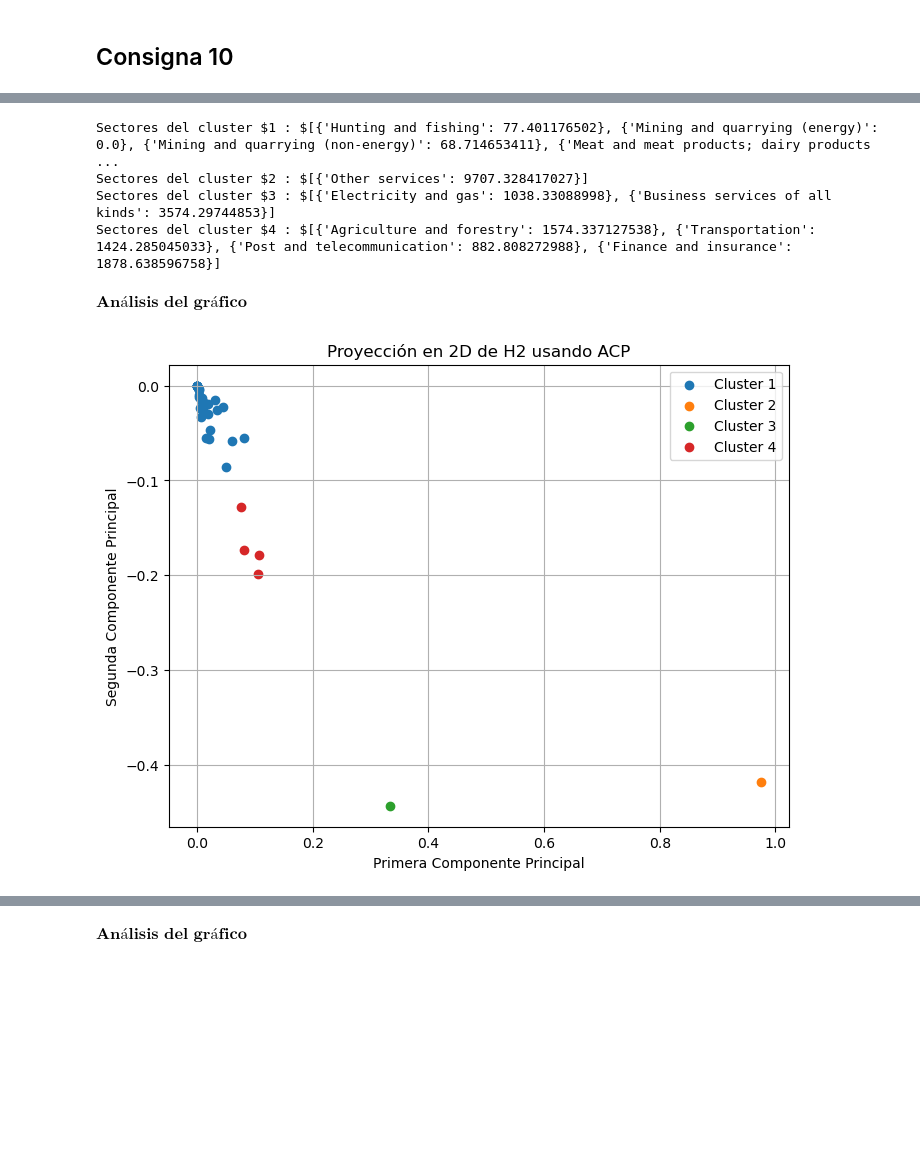
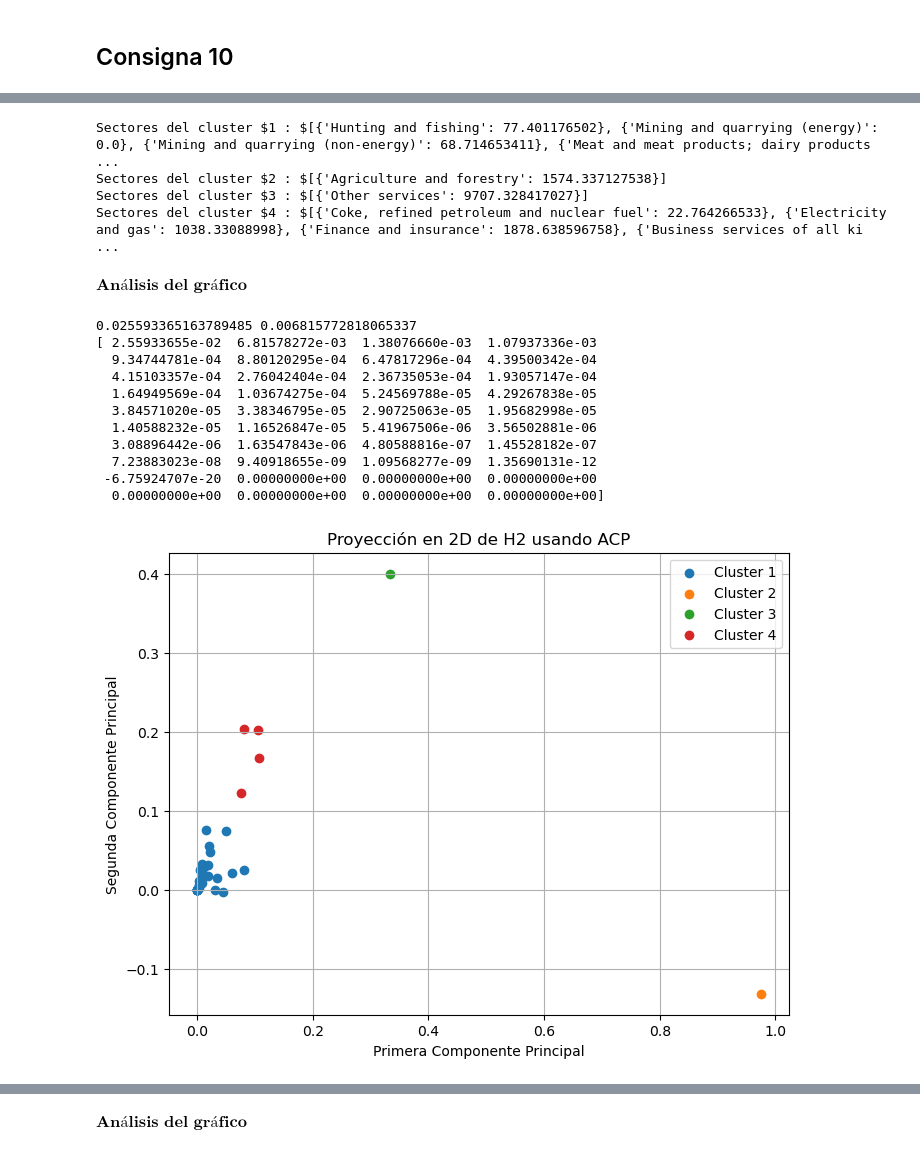
Before and after one commit to IMAbril/Matrices_Insumo-Producto, a Jupyter notebook: notebooks/TP2_resuelto.ipynb, the cells around one changed output, grey strips where cells are left out. Cells and saved outputs as stored; diff of their text form; code cells hidden in the pictures; blank space fills up the shorter version.

```diff
--- a/notebooks/TP2_resuelto.ipynb
+++ b/notebooks/TP2_resuelto.ipynb
@@ -465,10 +465,16 @@ C = A_rr_normalizada.transpose() @ A_rr_normalizada / 39
 Obtenemos los dos primeros autovalores utilizando el método de la potencia y el algoritmo de deflacion de Hotelling
 # %%
 # Obtenemos el primer autovector y autovalor
-v1, lambda1 = metodo_potencia_hotelling(C,0.999)
+v1, lambda1 = metodo_potencia_hotelling(C,0.99999999999)
+v1 = v1.reshape(40,1)
 
 # Calculamos c'
 C_prima = C - lambda1 * v1 @ v1.transpose()
 
+
 # Obtenemos el segundo autovector y autovalor
-v2, lambda2 = metodo_potencia_hotelling(C_prima,0.99)
+v2, lambda2 = metodo_potencia_hotelling(C_prima,0.99999999999)
+
+print(v1,lambda1)
+autovalores, autovectores = np.linalg.eig(C)
+print(autovalores[0],autovectores[0])
@@ -519,18 +543,21 @@ C = A_rr_normalizada.transpose() @ A_rr_normalizada / 39
 
 # Obtenemos el primer autovector y autovalor
 v1, lambda1 = metodo_potencia_hotelling(C,0.999)
-
+v1 = v1.reshape(40,1)
 # Calculamos c'
 C_prima = C - lambda1 * v1 @ v1.transpose()
 
 # Obtenemos el segundo autovector y autovalor
-v2, lambda2 = metodo_potencia_hotelling(C_prima,0.99)
+v2, lambda2 = metodo_potencia_hotelling(C_prima,0.999)
+
+print(lambda1,lambda2)
+print(np.linalg.eigvals(C))
 
 M = np.column_stack((v1,v2))
 
-proyecciones_Ap2 = (A_p2p2-np.mean(A_p2p2,axis=0)) @ M
+proyecciones_Ap2 = (A_p2p2) @ M
 
-#Usamos kmeans para visualizar 2 clusters
+#Usamos kmeans para visualizar 4 clusters
 kmeans = KMeans(n_clusters=4, random_state=0)
 kmeans.fit(proyecciones_Ap2)
 labels = kmeans.labels_
@@ -582,12 +622,14 @@ C = A_rr_normalizada.transpose() @ A_rr_normalizada / (n-1)
 
 # Obtenemos el primer autovector y autovalor
 v1, lambda1 = metodo_potencia_hotelling(C,0.999)
-
+v1 = v1.reshape(40,1)
 # Calculamos c'
 C_prima = C - lambda1 * v1 @ v1.transpose()
 
 # Obtenemos el segundo autovector y autovalor
-v2, lambda2 = metodo_potencia_hotelling(C_prima,0.99)
+v2, lambda2 = metodo_potencia_hotelling(C_prima,0.999)
+print(lambda1,lambda2)
+print(np.linalg.eigvals(C))
 
 #Proyectamos los datos de H1 en las direcciones dadas por los avecs
 M = np.column_stack((v1,v2))
@@ -631,9 +684,9 @@ for cluster, filas in cluster_indices.items():
     print(f"Sectores del cluster ${cluster + 1} : ${sectores}")
 # %% [output]
 Sectores del cluster $1 : $[{'Hunting and fishing': 77.401176502}, {'Mining and quarrying (energy)': 0.0}, {'Mining and quarrying (non-energy)': 68.714653411}, {'Meat and meat products; dairy products ...
-Sectores del cluster $2 : $[{'Other services': 9707.328417027}]
-Sectores del cluster $3 : $[{'Electricity and gas': 1038.33088998}, {'Business services of all kinds': 3574.29744853}]
-Sectores del cluster $4 : $[{'Agriculture and forestry': 1574.337127538}, {'Transportation': 1424.285045033}, {'Post and telecommunication': 882.808272988}, {'Finance and insurance': 1878.638596758}]
+Sectores del cluster $2 : $[{'Agriculture and forestry': 1574.337127538}]
+Sectores del cluster $3 : $[{'Other services': 9707.328417027}]
+Sectores del cluster $4 : $[{'Coke, refined petroleum and nuclear fuel': 22.764266533}, {'Electricity and gas': 1038.33088998}, {'Finance and insurance': 1878.638596758}, {'Business services of all ki ...
 # %% [markdown]
 $\textbf{Análisis del gráfico}$
 # %%
@@ -657,36 +710,49 @@ C = A_rr_normalizada.transpose() @ A_rr_normalizada / (n-1)
 
 # Obtenemos el primer autovector y autovalor
 v1, lambda1 = metodo_potencia_hotelling(C,0.999)
-
+v1 = v1.reshape(40,1)
 # Calculamos c'
 C_prima = C - lambda1 * v1 @ v1.transpose()
 
 # Obtenemos el segundo autovector y autovalor
 v2, lambda2 = metodo_potencia_hotelling(C_prima,0.99)
+print(lambda1,lambda2)
+print(np.linalg.eigvals(C))
 
 #Proyectamos los datos de H1 en las direcciones dadas por los avecs
 M = np.column_stack((v1,v2))
 
 proyecciones_H2 = H2 @ M
 
 #Usamos kmeans para visualizar 2 clusters
 kmeans = KMeans(n_clusters=4, random_state=0)
 kmeans.fit(proyecciones_H2)
 labels = kmeans.labels_
 
 plt.figure(figsize=(8, 6))
 for cluster in range(4):
     plt.scatter(
         proyecciones_H2[labels == cluster, 0],
         proyecciones_H2[labels == cluster, 1],
         label=f'Cluster {cluster+1}'
     )
 
 plt.title('Proyección en 2D de H2 usando ACP')
 plt.xlabel('Primera Componente Principal')
 plt.ylabel('Segunda Componente Principal')
 plt.legend()
 plt.grid(True)
 plt.show()
 # %% [output]
+0.025593365163789485 0.006815772818065337
+[ 2.55933655e-02  6.81578272e-03  1.38076660e-03  1.07937336e-03
+  9.34744781e-04  8.80120295e-04  6.47817296e-04  4.39500342e-04
+  4.15103357e-04  2.76042404e-04  2.36735053e-04  1.93057147e-04
+  1.64949569e-04  1.03674275e-04  5.24569788e-05  4.29267838e-05
+  3.84571020e-05  3.38346795e-05  2.90725063e-05  1.95682998e-05
+  1.40588232e-05  1.16526847e-05  5.41967506e-06  3.56502881e-06
+  3.08896442e-06  1.63547843e-06  4.80588816e-07  1.45528182e-07
+  7.23883023e-08  9.40918655e-09  1.09568277e-09  1.35690131e-12
+ -6.75924707e-20  0.00000000e+00  0.00000000e+00  0.00000000e+00
+  0.00000000e+00  0.00000000e+00  0.00000000e+00  0.00000000e+00]
-[figure, old version]
+[figure, new version]
```
Also changed, not shown: parts of 8 cells of this notebook.
